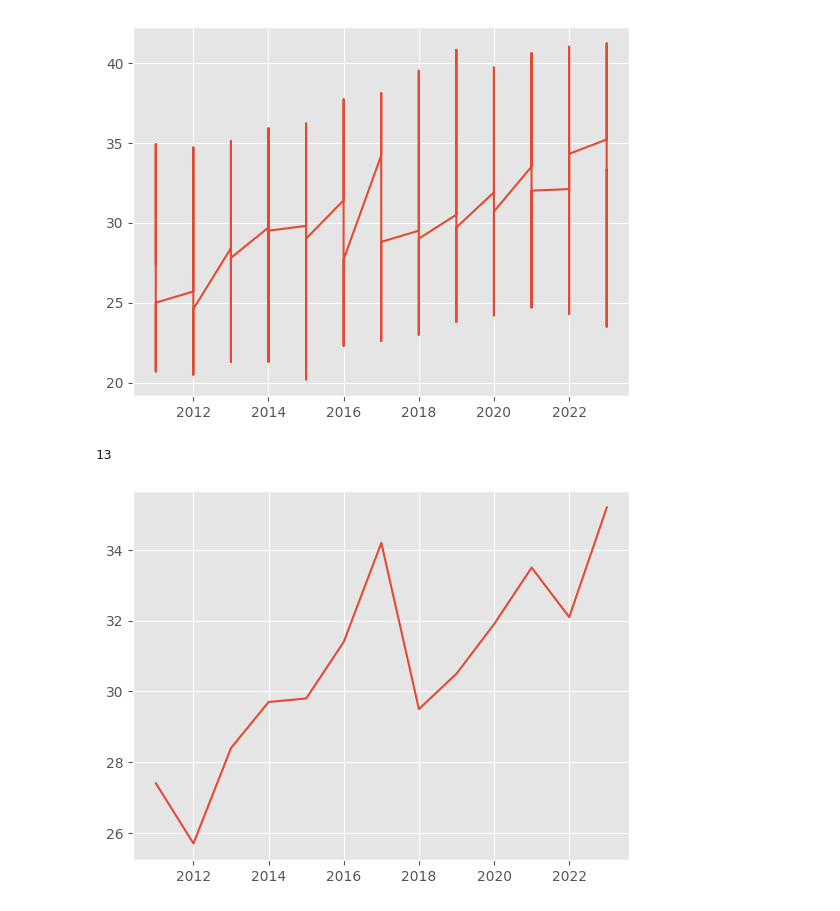
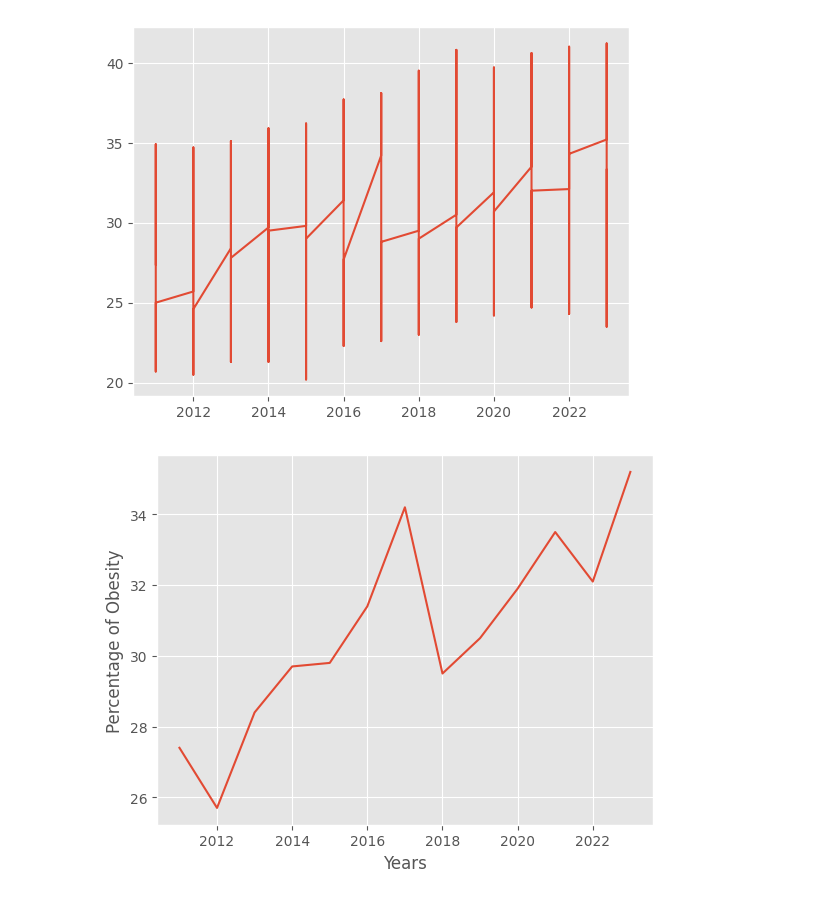
Before and after one commit to MerMer12345/DataScienceAssignment, a Jupyter notebook: DataExploration.ipynb, the cells around one changed output. Cells and saved outputs as stored; diff of their text form; code cells hidden in the pictures.

```diff
--- a/DataExploration.ipynb
+++ b/DataExploration.ipynb
@@ -14,9 +14,11 @@ plt.plot(df_Obesity['YearStart'], df_Obesity['Data_Value'])
 # %%
 temp = df_Obesity[df_Obesity['LocationAbbr'] == 'AK']
 df_show = temp[['YearStart', 'Data_Value']]
 plt.style.use('ggplot')
+
 plt.plot(df_show['YearStart'], df_show['Data_Value'])
+plt.xlabel('Years')
+plt.ylabel('Percentage of Obesity')
 plt.show()
 # %% [output]
-13
-[figure, old version]
+[figure, new version]
```
Also changed, not shown: 7 other files.
